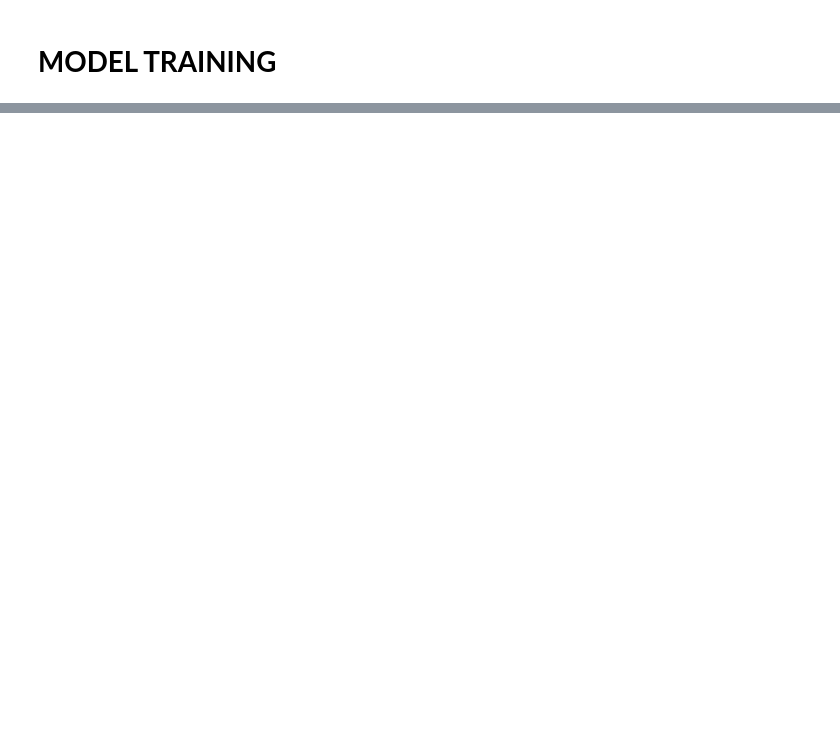
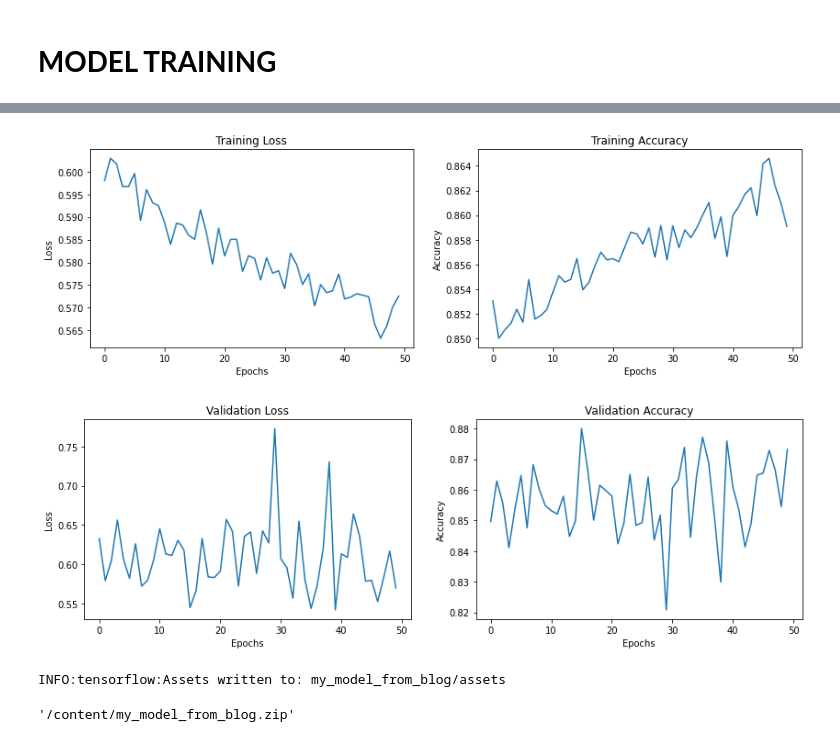
Before and after one commit to wernerolaf/Deep_Learning, a Jupyter notebook: Project2/Keras1.ipynb, the cells around one changed output, grey strips where cells are left out. Cells and saved outputs as stored; diff of their text form; code cells hidden in the pictures; blank space fills up the shorter version.

```diff
--- a/Project2/Keras1.ipynb
+++ b/Project2/Keras1.ipynb
@@ -87,3 +87,5 @@ train_norm, valid_norm, test_norm = prep_pixels(x_train,x_val,x_test) # y_train,
+# %%
+train_datagen.fit(x_train)
 # %% [markdown]
 # **MODEL BUILDING**
 # %%
@@ -125,11 +124,13 @@ _________________________________________________________________
 # **MODEL TRAINING**
 # %%
 model.compile(
-    optimizer="adam",
+    optimizer=keras.optimizers.Adam(lr=0.001,decay=1e-6),
     loss="sparse_categorical_crossentropy",
     metrics=[keras.metrics.SparseCategoricalAccuracy(name="acc")],
 )
 # %%
+start=time()
 history = model.fit(train_norm, y_train, epochs=25, batch_size=64, validation_data=(valid_norm, y_val))
+end=time()
 # %% [output]
 Epoch 1/25
@@ -151,0 +153,5 @@ Epoch 25/25
+# %%
+start=time()
+history=model.fit(train_datagen.flow(x_train, y_train, batch_size=64),
+          steps_per_epoch=len(x_train) / 64, epochs=50, validation_data=(valid_norm, y_val))
+end=time()
@@ -159,0 +188,40 @@ acc
+# %%
+def plot(losses, accuracies, subplot_title):
+    fig, (ax1, ax2) = plt.subplots(1, 2, figsize=(14,4))
+
+    ax1.plot(losses)
+    ax1.set_xlabel('Epochs')
+    ax1.set_ylabel('Loss')
+
+    ax1.set_title(subplot_title[0])
+
+    ax2.plot(accuracies)
+    ax2.set_xlabel('Epochs')
+    ax2.set_ylabel('Accuracy')
+    ax2.set_title(subplot_title[1])
+
+    plt.show()
+
+# Training
+plot(history.history['loss'],
+     history.history['acc'],
+     subplot_title=['Training Loss', 'Training Accuracy']
+    )
+
+# Validation
+plot(history.history['val_loss'],
+     history.history['val_acc'],
+     subplot_title=['Validation Loss', 'Validation Accuracy']
+    )
+# %% [output]
+[figure, added]
+[figure, added]
+# %%
+model.save("my_model_from_blog")
+# %% [output]
+INFO:tensorflow:Assets written to: my_model_from_blog/assets
+# %%
+import shutil
+shutil.make_archive('my_model_from_blog', 'zip', 'my_model_from_blog')
+# %% [output]
+'/content/my_model_from_blog.zip'
```
Also changed, not shown: parts of 11 cells of this notebook, 1 other file.
